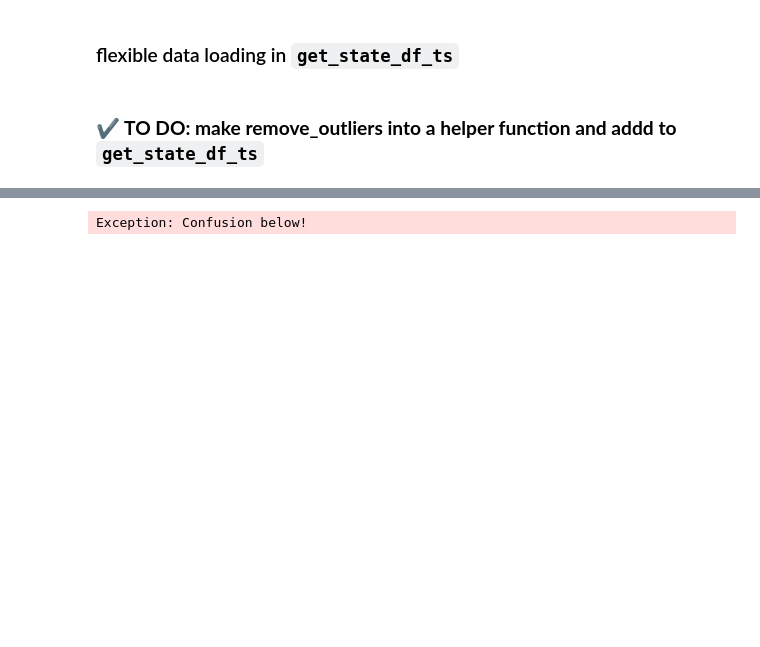
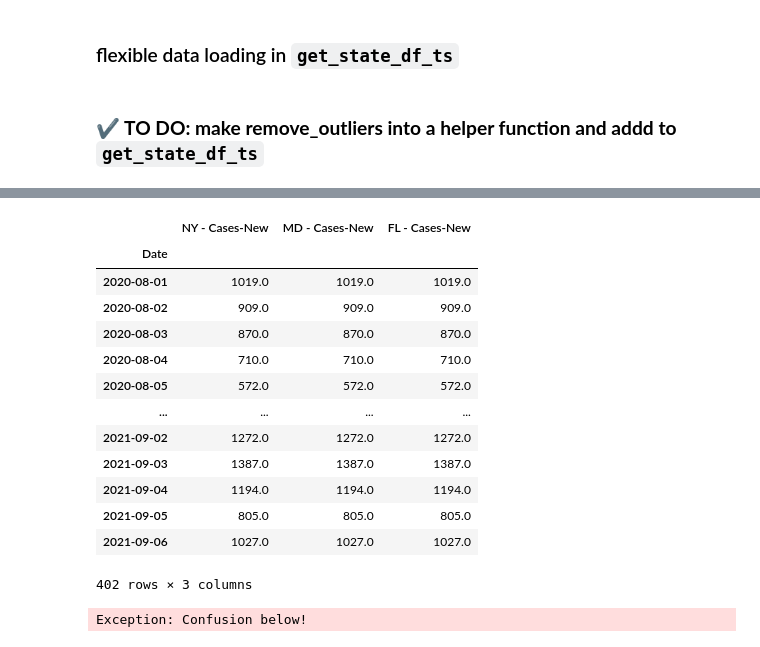
Before and after one commit to jirvingphd/predicting-the-pandemic, a Jupyter notebook: 2_Covid Time Series Modeling By State.ipynb, the cells around one changed output, grey strips where cells are left out. Drawn from its saved outputs; the diff is of its cells as text; code cells hidden in the pictures; blank space fills up the shorter version.

```diff
--- a/2_Covid Time Series Modeling By State.ipynb
+++ b/2_Covid Time Series Modeling By State.ipynb
@@ -893,11 +905,28 @@ test_df.tail(2)
 | 2021-09-05 | 10073 | 503034 | 815.0 | 215.0 | 12.0 | 805.0 |
 | 2021-09-06 | 10087 | 504061 | 799.0 | 214.0 | 14.0 | 1027.0 |
 # %%
-plot_df = get_states_to_plot(DF,state_list=['CA','PA'],
-                            plot_cols=['Deaths-New'])
+plot_df = get_states_to_plot(DF,#state_list=['CA','PA'],
+                            plot_cols=['Cases-New'])
 px.line(plot_df)
 # %% [output]
 [interactive output not drawn]
+# %%
+plot_df
+# %% [output]
+|  | NY - Cases-New | MD - Cases-New | FL - Cases-New |
+| Date |  |  |  |
+| 2020-08-01 | 1019.0 | 1019.0 | 1019.0 |
+| 2020-08-02 | 909.0 | 909.0 | 909.0 |
+| 2020-08-03 | 870.0 | 870.0 | 870.0 |
+| 2020-08-04 | 710.0 | 710.0 | 710.0 |
+| 2020-08-05 | 572.0 | 572.0 | 572.0 |
+| ... | ... | ... | ... |
+| 2021-09-02 | 1272.0 | 1272.0 | 1272.0 |
+| 2021-09-03 | 1387.0 | 1387.0 | 1387.0 |
+| 2021-09-04 | 1194.0 | 1194.0 | 1194.0 |
+| 2021-09-05 | 805.0 | 805.0 | 805.0 |
+| 2021-09-06 | 1027.0 | 1027.0 | 1027.0 |
+402 rows × 3 columns
 # %%
 raise Exception('Confusion below!')
 # %% [output]
```
Also changed, not shown: parts of 2 cells of this notebook, 13 other files.
